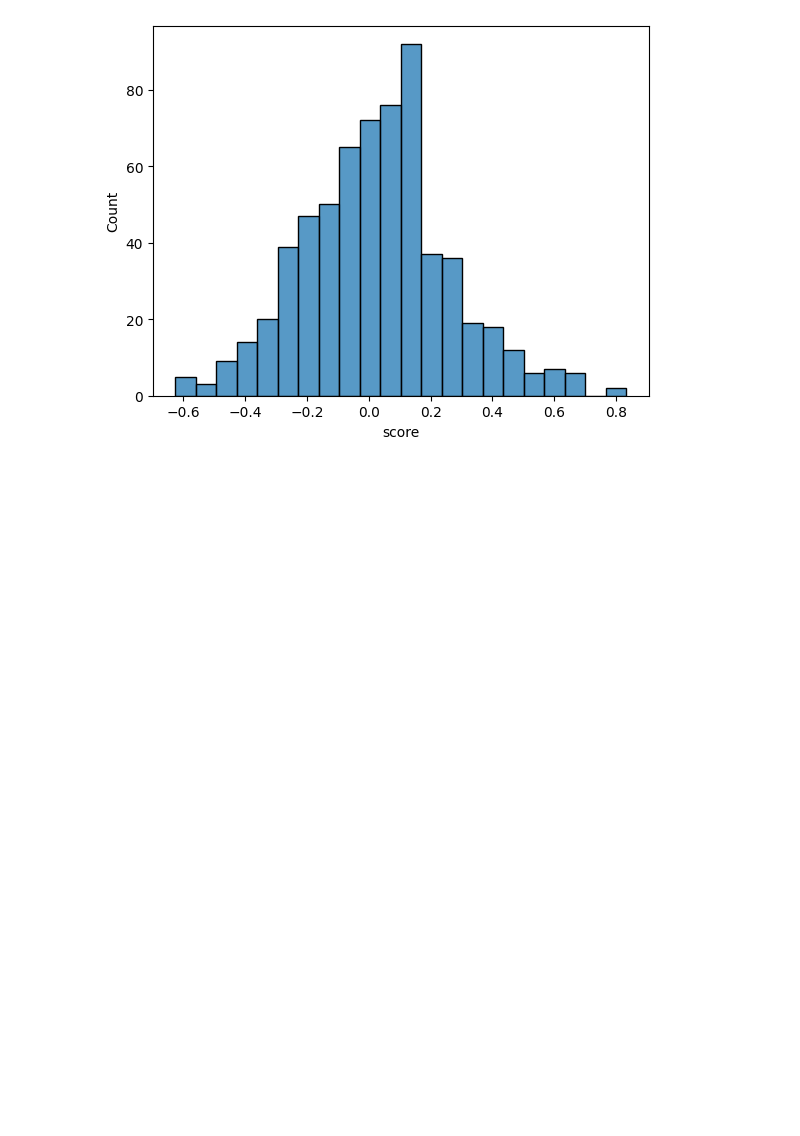
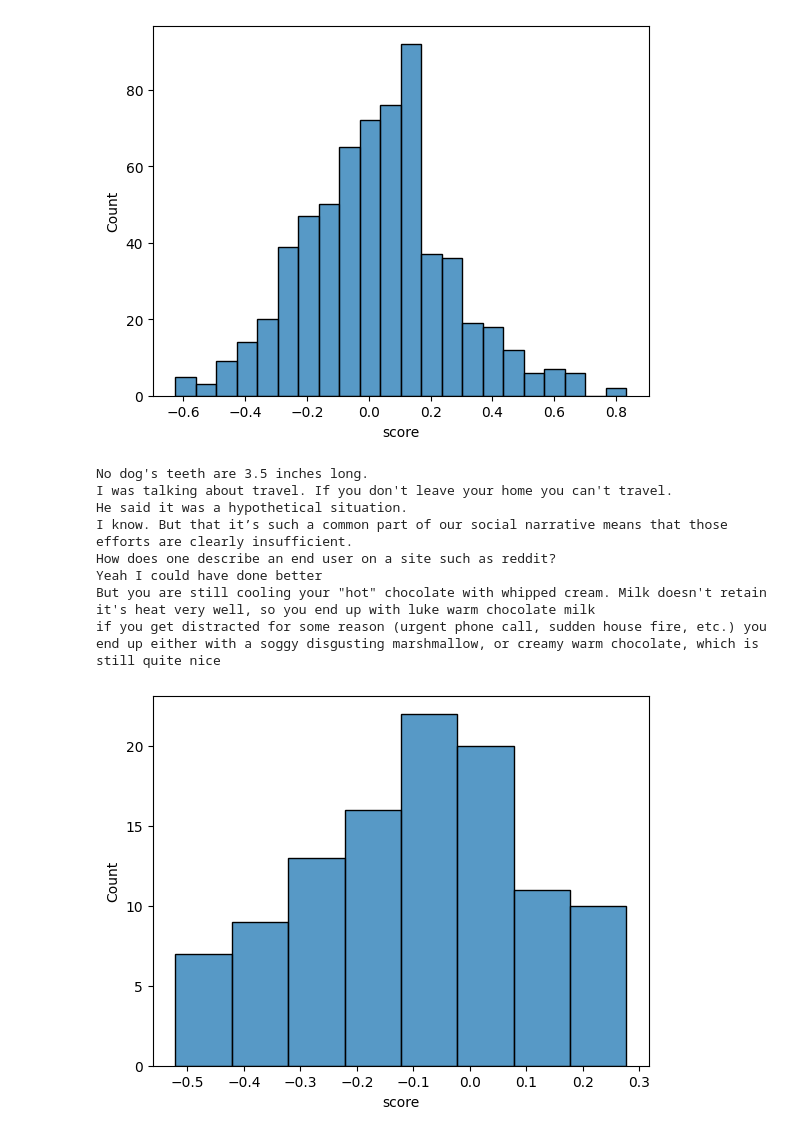
Before and after one commit to VoeP/reddit_sentiment, a Jupyter notebook: notebooks/emotion_voep.ipynb, the cells around one changed output. Drawn from its saved outputs; the diff is of its cells as text; code cells hidden in the pictures; blank space fills up the shorter version.

```diff
--- a/notebooks/emotion_voep.ipynb
+++ b/notebooks/emotion_voep.ipynb
@@ -88,3 +94,17 @@ Marshmallow superiority is highly dependent on taste too so the entire premise i
 As OP has stated, they like the taste of both whipped cream and marshmallows so taste of additive is not relevant for this CMV.  Stop changing the basis of the argument, this is simply whipped cream v ...
 I think you're missing the point of this CMV. Look back at the title of the post. This is for discussion of whipped cream vs. marshmallows, nothing else.
 [figure]
+# %%
+sns.histplot(data=first_1000[first_1000["emotions"]=="sadness"],x="score")
+for i in first_1000[(first_1000["emotions"]=="sadness") & (first_1000["score"]<-0.4)]["body"]:
+    print(i)
+# %% [output]
+No dog's teeth are 3.5 inches long.
+I was talking about travel. If you don't leave your home you can't travel.
+He said it was a hypothetical situation.
+I know. But that it’s such a common part of our social narrative means that those efforts are clearly insufficient.
+How does one describe an end user on a site such as reddit?
+Yeah I could have done better
+But you are still cooling your "hot" chocolate with whipped cream. Milk doesn't retain it's heat very well, so you end up with luke warm chocolate milk
+if you get distracted for some reason (urgent phone call, sudden house fire, etc.) you end up either with a soggy disgusting marshmallow, or creamy warm chocolate, which is still quite nice
+[figure, added]
```
Also changed, not shown: parts of 2 cells of this notebook, 1 other file.
